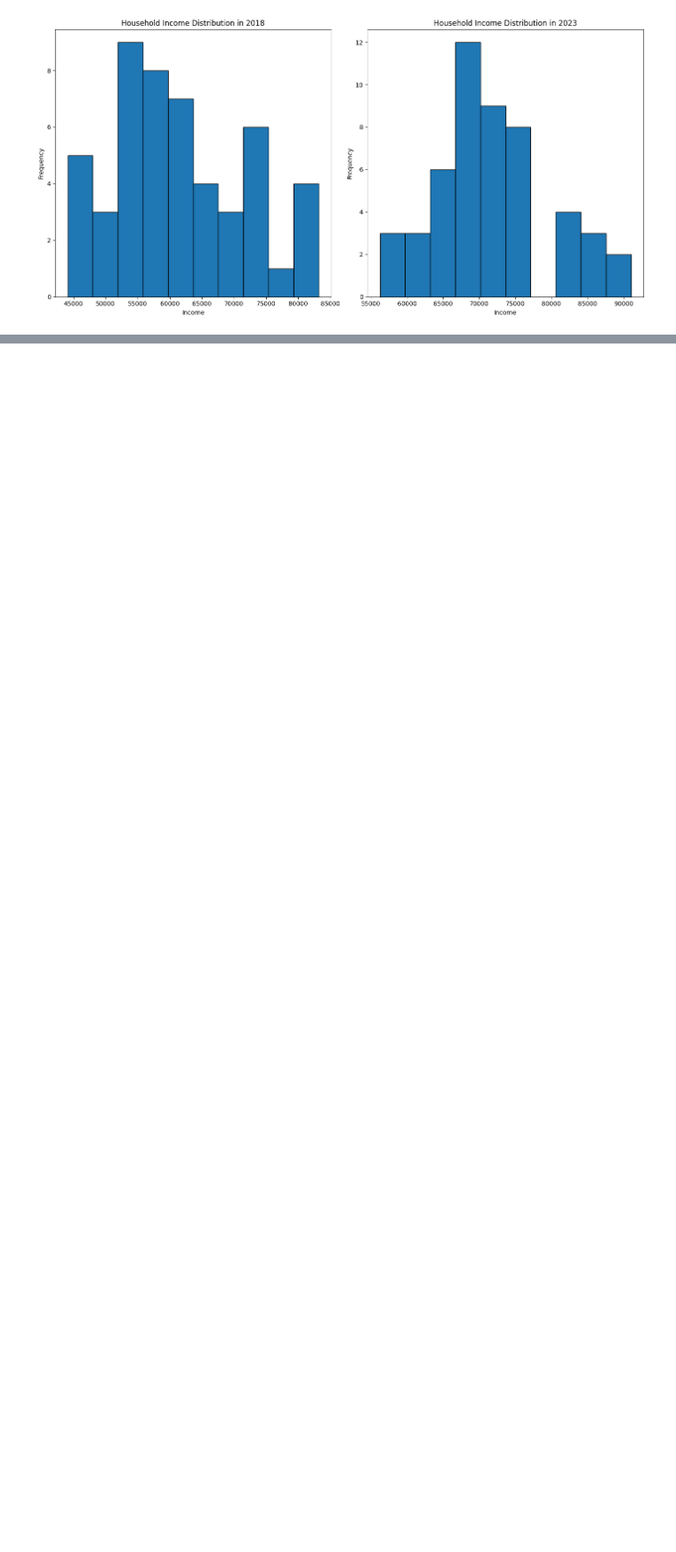
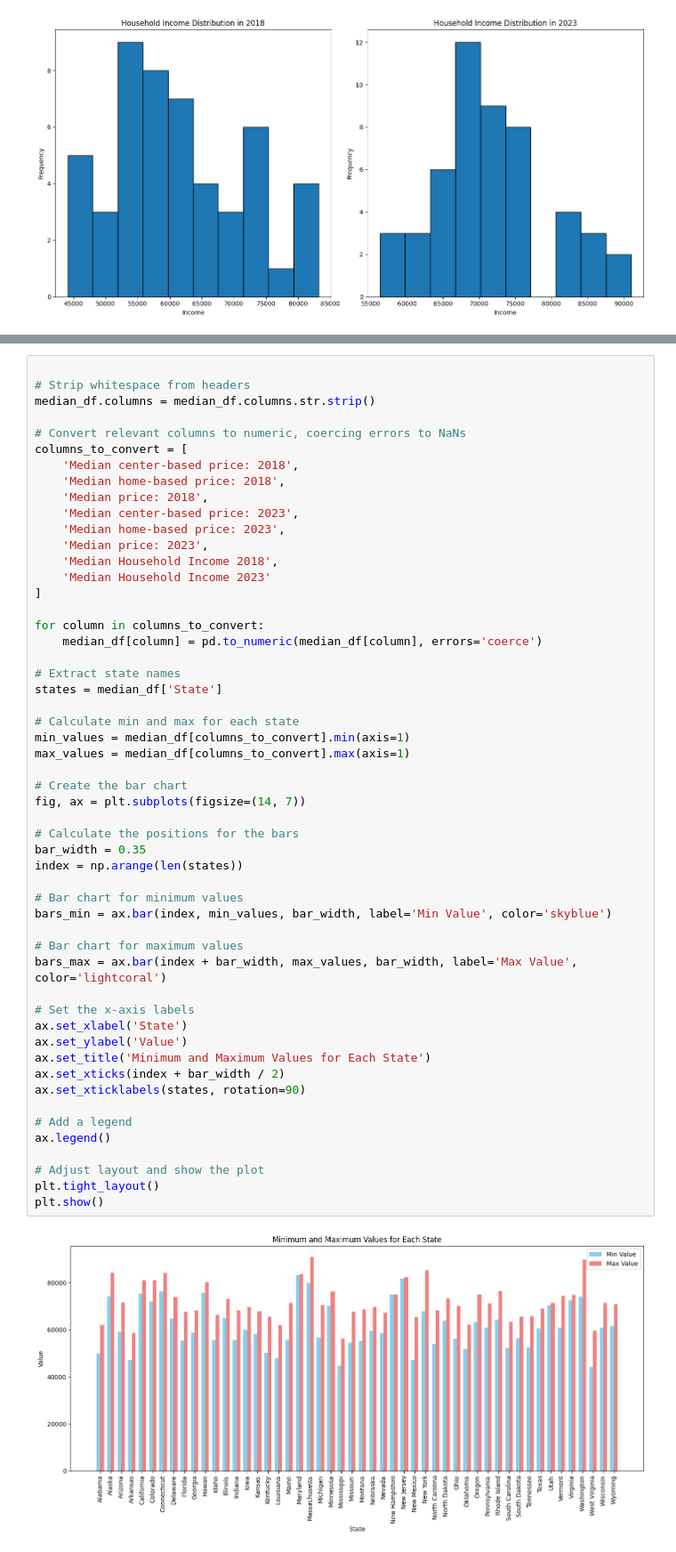
Before and after one commit to Clivesay1/Project-1, a Jupyter notebook: GetCharted.ipynb, the cells around one changed output, grey strips where cells are left out. Shown: that part at 89% size. Saved outputs shown, nothing was run; the diff lists cells and outputs as text; blank space fills up the shorter version.

```diff
--- a/GetCharted.ipynb
+++ b/GetCharted.ipynb
@@ -49,3 +79,58 @@ plt.show()
+# %%
+
+# Strip whitespace from headers
+median_df.columns = median_df.columns.str.strip()
+
+# Convert relevant columns to numeric, coercing errors to NaNs
+columns_to_convert = [
+    'Median center-based price: 2018',
+    'Median home-based price: 2018',
+    'Median price: 2018',
+    'Median center-based price: 2023',
+    'Median home-based price: 2023',
+    'Median price: 2023',
+    'Median Household Income 2018',
+    'Median Household Income 2023'
+]
+
+for column in columns_to_convert:
+    median_df[column] = pd.to_numeric(median_df[column], errors='coerce')
+
+# Extract state names
+states = median_df['State']
+
+# Calculate min and max for each state
+min_values = median_df[columns_to_convert].min(axis=1)
+max_values = median_df[columns_to_convert].max(axis=1)
+
+# Create the bar chart
+fig, ax = plt.subplots(figsize=(14, 7))
+
+# Calculate the positions for the bars
+bar_width = 0.35
+index = np.arange(len(states))
+
+# Bar chart for minimum values
+bars_min = ax.bar(index, min_values, bar_width, label='Min Value', color='skyblue')
+
+# Bar chart for maximum values
+bars_max = ax.bar(index + bar_width, max_values, bar_width, label='Max Value', color='lightcoral')
+
+# Set the x-axis labels
+ax.set_xlabel('State')
+ax.set_ylabel('Value')
+ax.set_title('Minimum and Maximum Values for Each State')
+ax.set_xticks(index + bar_width / 2)
+ax.set_xticklabels(states, rotation=90)
+
+# Add a legend
+ax.legend()
+
+# Adjust layout and show the plot
+plt.tight_layout()
+plt.show()
+# %% [output]
+[figure, added]
 # %%
 
 median_df.set_index('State', inplace=True)
```
Also changed, not shown: parts of 2 cells of this notebook.
